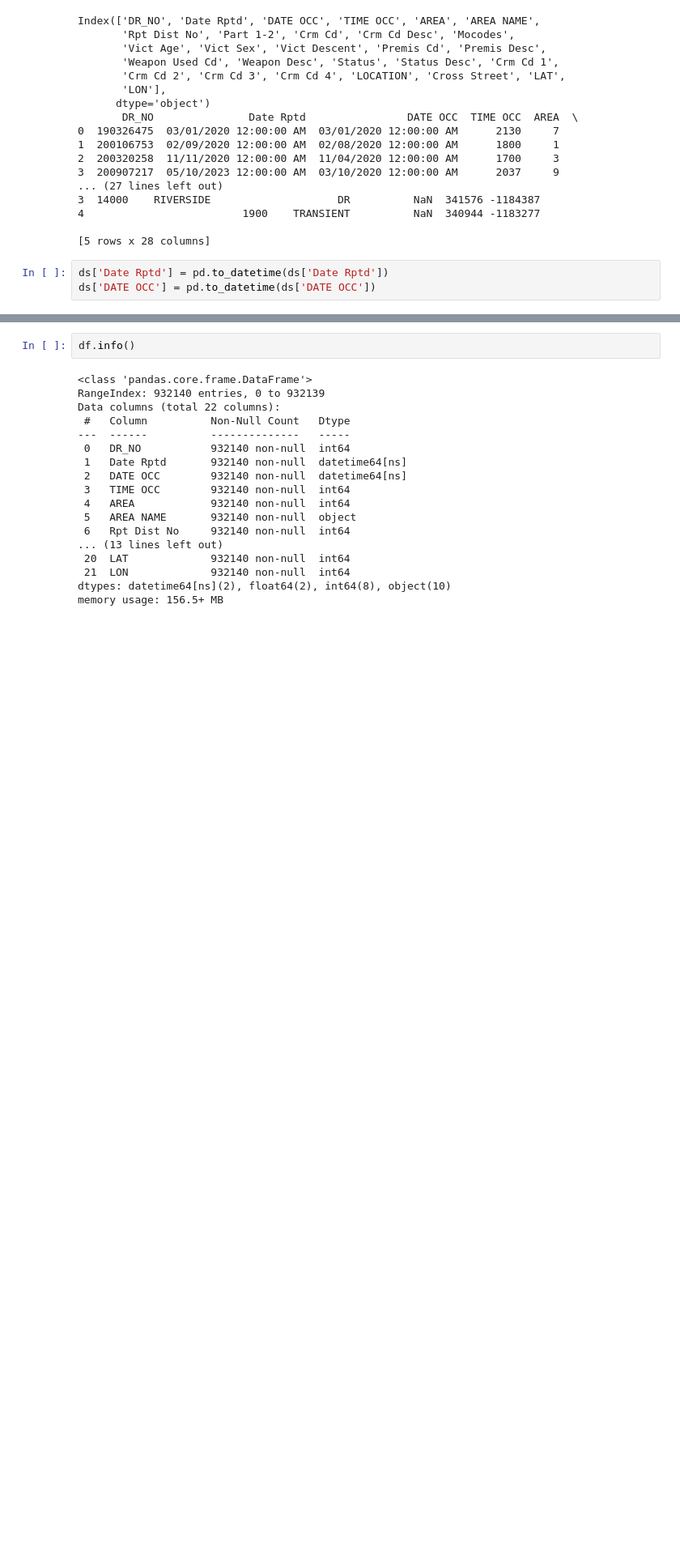
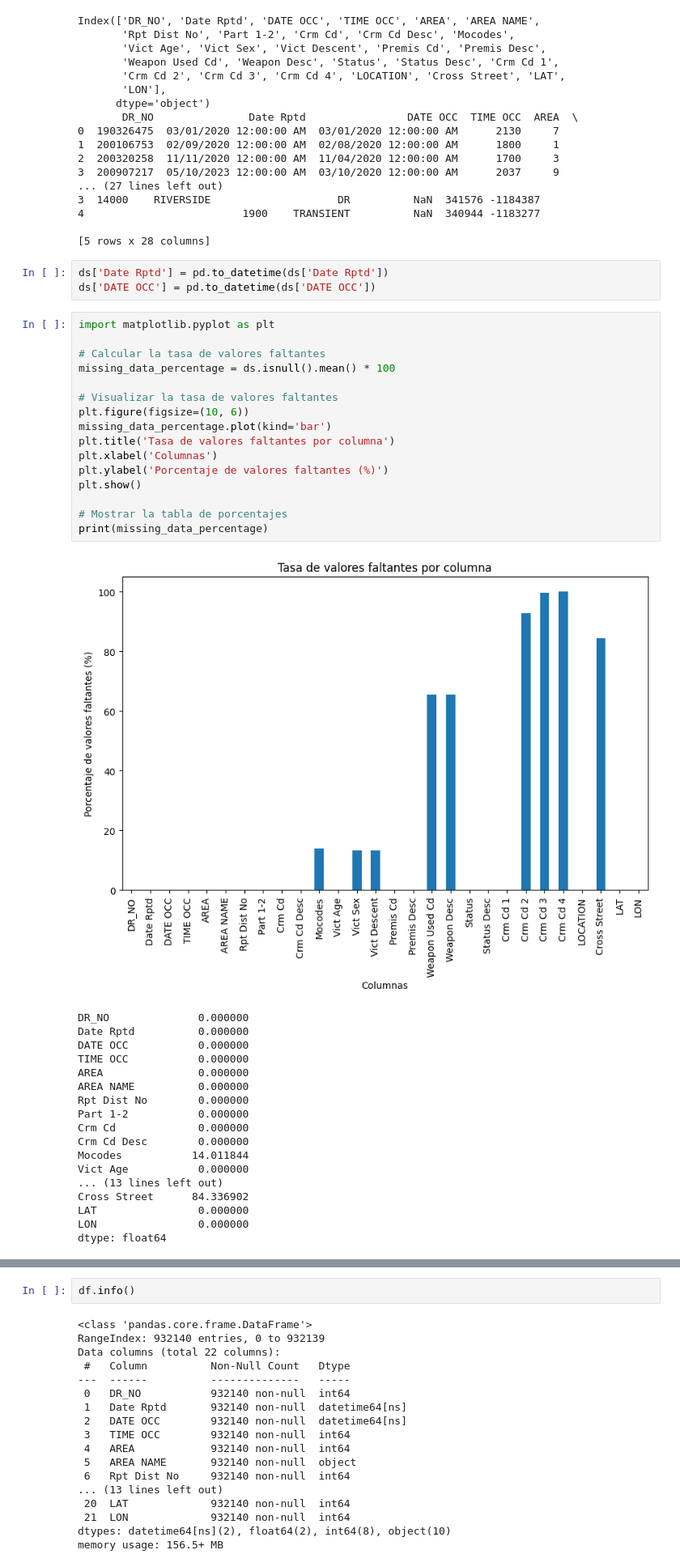
Before and after one commit to scamipia/DataAnalyticsGrupo3, a Jupyter notebook: dataset.ipynb, the cells around one changed output, grey strips where cells are left out. Shown: that part at 81% size. Saved outputs shown, nothing was run; the diff lists cells and outputs as text; blank space fills up the shorter version.

Commit message:
se agrega codigo para ver valores faltantes antes de dropear las columnas

```diff
--- a/dataset.ipynb
+++ b/dataset.ipynb
@@ -50,3 +50,38 @@ Index(['DR_NO', 'Date Rptd', 'DATE OCC', 'TIME OCC', 'AREA', 'AREA NAME',
 # %%
 ds['Date Rptd'] = pd.to_datetime(ds['Date Rptd'])
 ds['DATE OCC'] = pd.to_datetime(ds['DATE OCC'])
+# %%
+import matplotlib.pyplot as plt
+
+# Calcular la tasa de valores faltantes
+missing_data_percentage = ds.isnull().mean() * 100
+
+# Visualizar la tasa de valores faltantes
+plt.figure(figsize=(10, 6))
+missing_data_percentage.plot(kind='bar')
+plt.title('Tasa de valores faltantes por columna')
+plt.xlabel('Columnas')
+plt.ylabel('Porcentaje de valores faltantes (%)')
+plt.show()
+
+# Mostrar la tabla de porcentajes
+print(missing_data_percentage)
+# %% [output]
+[figure, added]
+DR_NO              0.000000
+Date Rptd          0.000000
+DATE OCC           0.000000
+TIME OCC           0.000000
+AREA               0.000000
+AREA NAME          0.000000
+Rpt Dist No        0.000000
+Part 1-2           0.000000
+Crm Cd             0.000000
+Crm Cd Desc        0.000000
+Mocodes           14.011844
+Vict Age           0.000000
+... (13 lines left out)
+Cross Street      84.336902
+LAT                0.000000
+LON                0.000000
+dtype: float64
```
Also changed, not shown: parts of 11 cells of this notebook.
